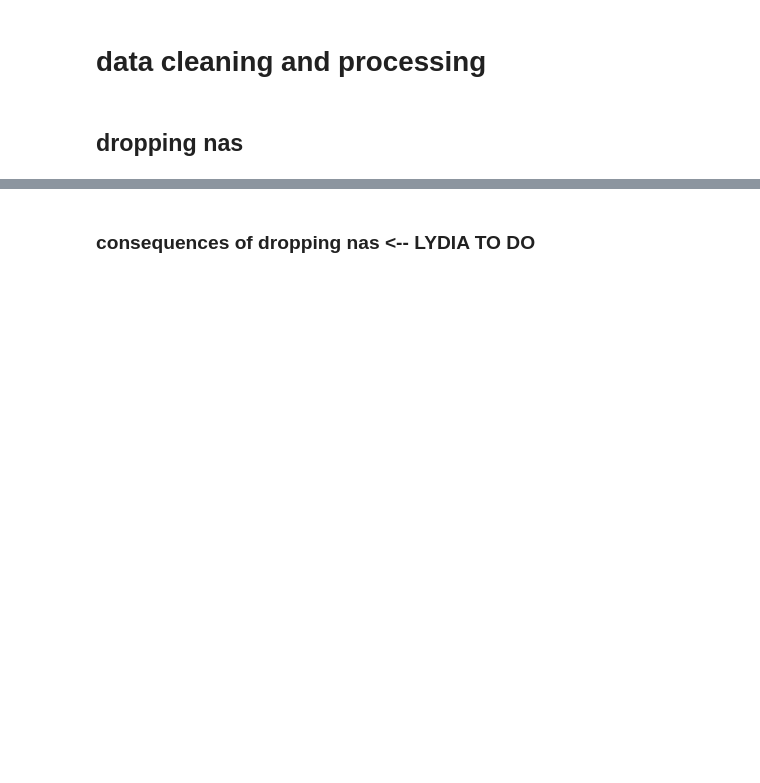
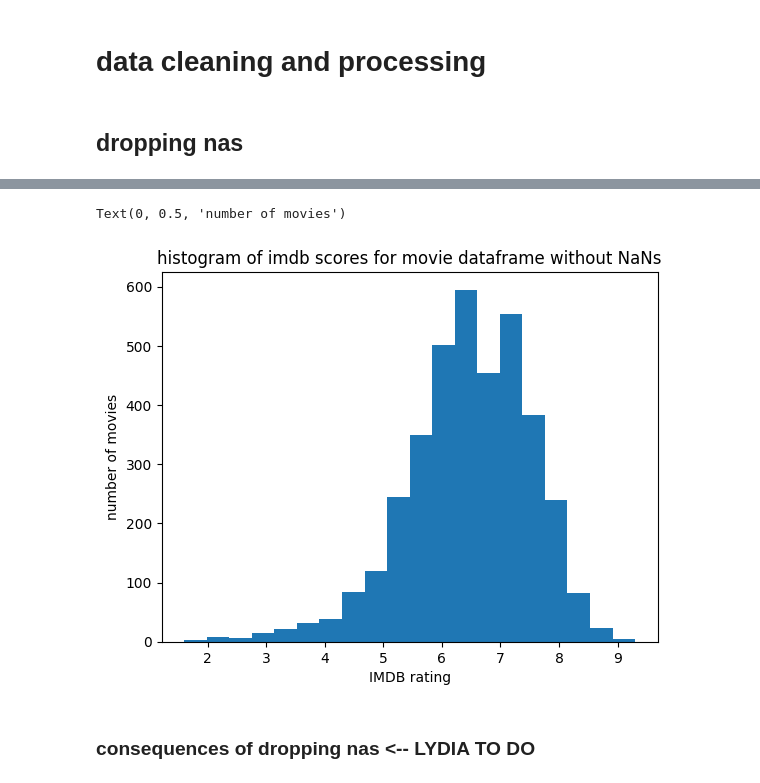
Before and after one commit to klee2024/movie_rating_prediction, a Jupyter notebook: Fitted-movie_rating_analysis.ipynb, the cells around one changed output, grey strips where cells are left out. Saved outputs shown, nothing was run; the diff lists cells and outputs as text; code cells hidden in the pictures; blank space fills up the shorter version.

```diff
--- a/Fitted-movie_rating_analysis.ipynb
+++ b/Fitted-movie_rating_analysis.ipynb
@@ -38,0 +87,3 @@ movies
+# %%
+movies_no_nas = movies.dropna()
+movies_no_nas
@@ -39,3 +104,11 @@ movies
+# %%
+plt.hist(movies_no_nas.imdb_score, bins = 20)
+plt.title("histogram of imdb scores for movie dataframe without NaNs")
+plt.xlabel("IMDB rating")
+plt.ylabel("number of movies")
+# %% [output]
+Text(0, 0.5, 'number of movies')
+[figure, added]
 # %%
 movies.dropna(inplace = True)
 # %% [markdown]
```
Also changed, not shown: parts of 5 cells of this notebook, 2 other files.
